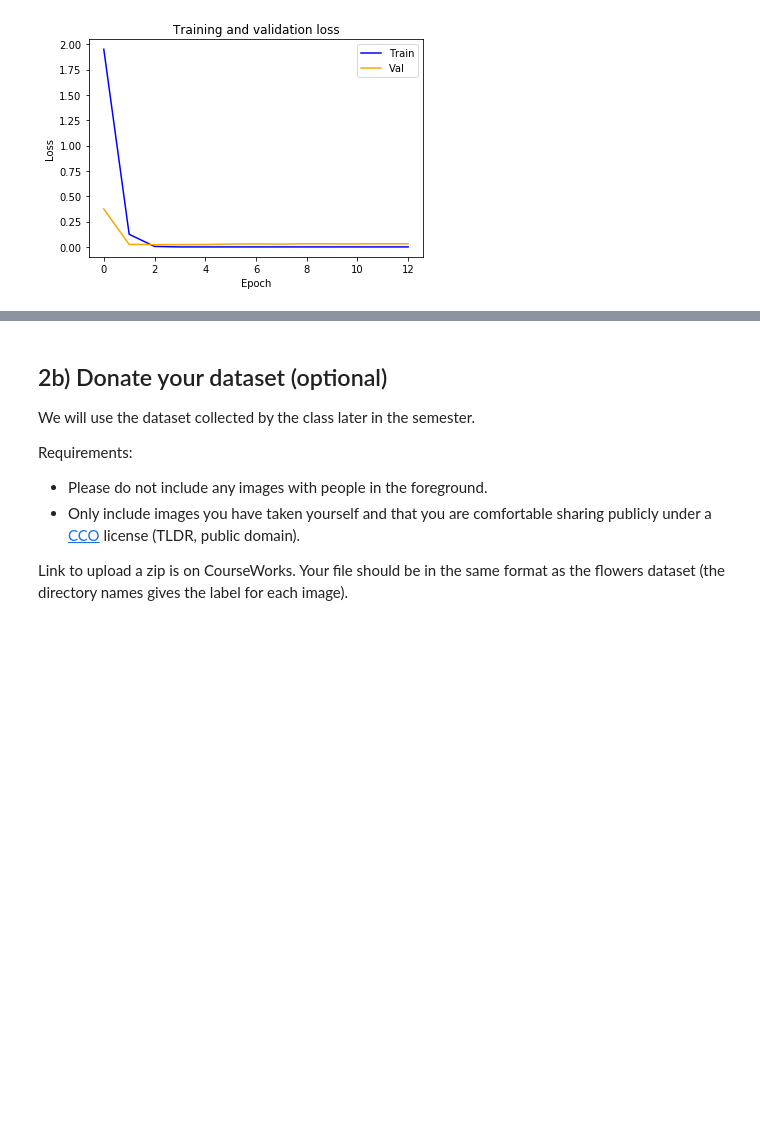
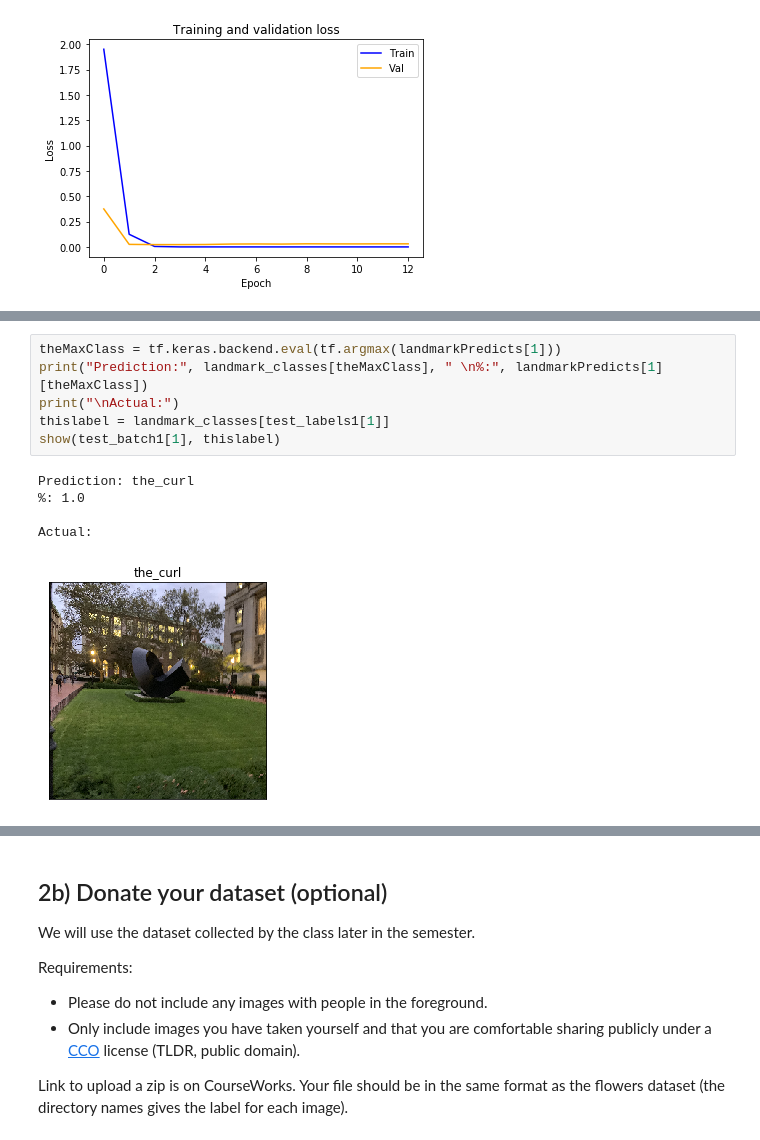
Before and after one commit to muftaye/deep_learning_2019, a Jupyter notebook: a2-1.ipynb, the cells around one changed output, grey strips where cells are left out. Saved outputs shown, nothing was run; the diff lists cells and outputs as text; blank space fills up the shorter version.

```diff
--- a/a2-1.ipynb
+++ b/a2-1.ipynb
@@ -976,0 +1012,12 @@ model3.save('landmark_overfit.h5')
+# %%
+theMaxClass = tf.keras.backend.eval(tf.argmax(landmarkPredicts[1]))
+print("Prediction:", landmark_classes[theMaxClass], " \n%:", landmarkPredicts[1][theMaxClass])
+print("\nActual:")
+thislabel = landmark_classes[test_labels1[1]]
+show(test_batch1[1], thislabel)
+# %% [output]
+Prediction: the_curl
+%: 1.0
+
+Actual:
+[figure, added]
```
Also changed, not shown: parts of 33 cells of this notebook.
